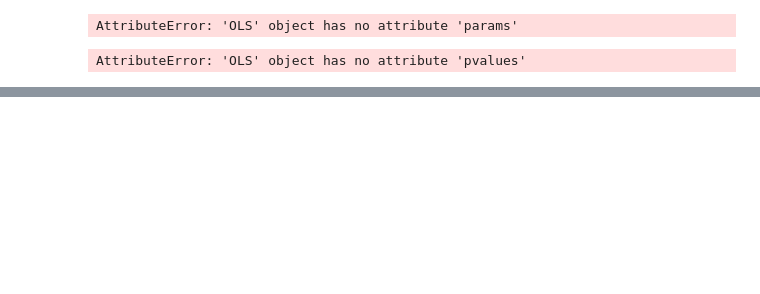
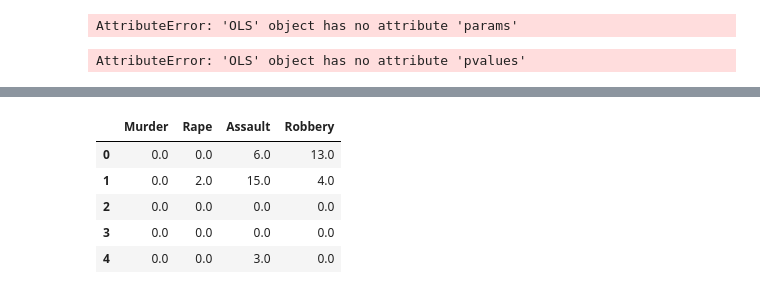
Before and after one commit to Schmidt8181/NY_Crime2013, a Jupyter notebook: NY_Crime_2013.ipynb, the cells around one changed output, grey strips where cells are left out. Drawn from its saved outputs; the diff is of its cells as text; code cells hidden in the pictures; blank space fills up the shorter version.

```diff
--- a/NY_Crime_2013.ipynb
+++ b/NY_Crime_2013.ipynb
@@ -345,0 +336,15 @@ AttributeError: 'OLS' object has no attribute 'pvalues'
+# %%
+Jersey_Crime = pd.DataFrame()
+Jersey_Crime['Murder'] = raw_crimes2['Murder and\nnonnegligent\nmanslaughter']
+Jersey_Crime['Rape'] = raw_crimes2['Rape\n(legacy\ndefinition)2'].astype(float)
+Jersey_Crime['Assault'] = raw_crimes2['Aggravated\nassault'].astype(float)
+Jersey_Crime['Robbery'] = raw_crimes2['Robbery'].str.replace(',','').astype(float)
+# %%
+Jersey_Crime.head()
+# %% [output]
+|  | Murder | Rape | Assault | Robbery |
+| 0 | 0.0 | 0.0 | 6.0 | 13.0 |
+| 1 | 0.0 | 2.0 | 15.0 | 4.0 |
+| 2 | 0.0 | 0.0 | 0.0 | 0.0 |
+| 3 | 0.0 | 0.0 | 0.0 | 0.0 |
+| 4 | 0.0 | 0.0 | 3.0 | 0.0 |
```
Also changed, not shown: parts of 2 cells of this notebook.
